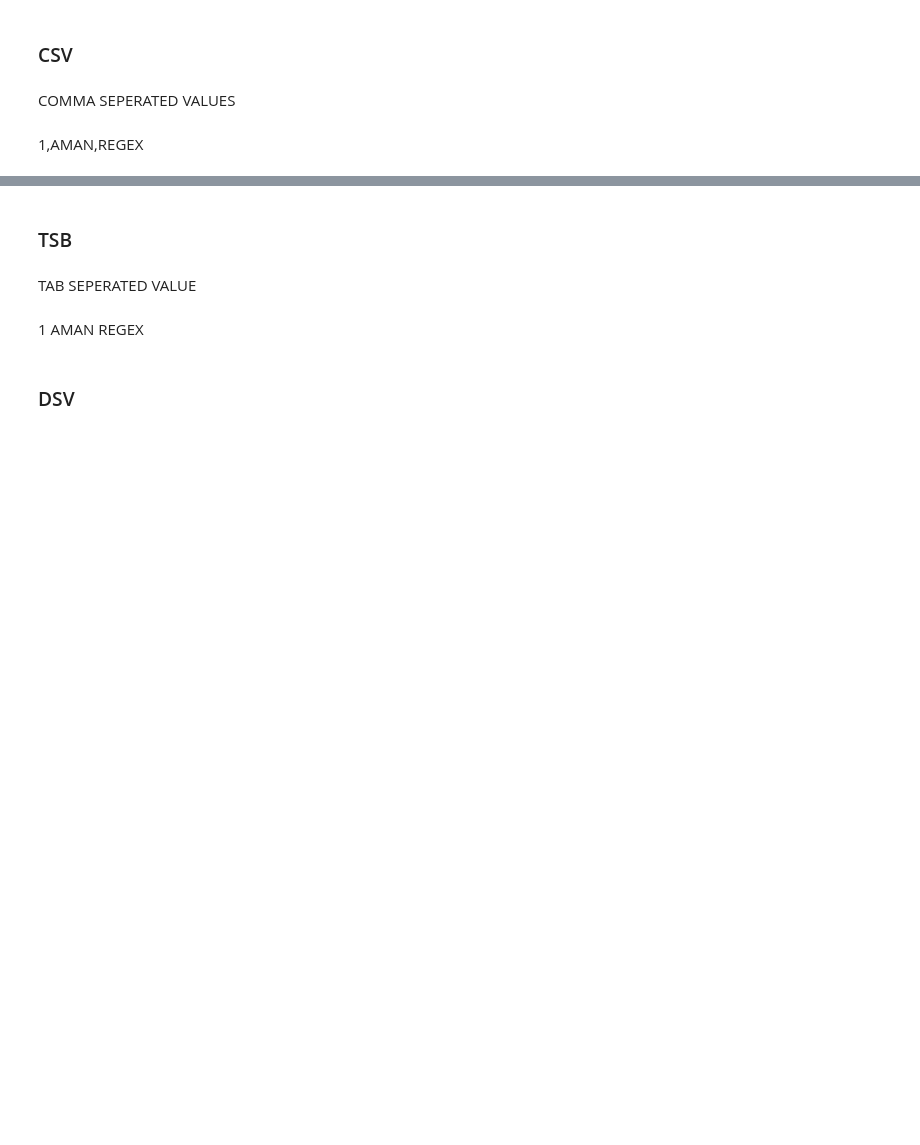
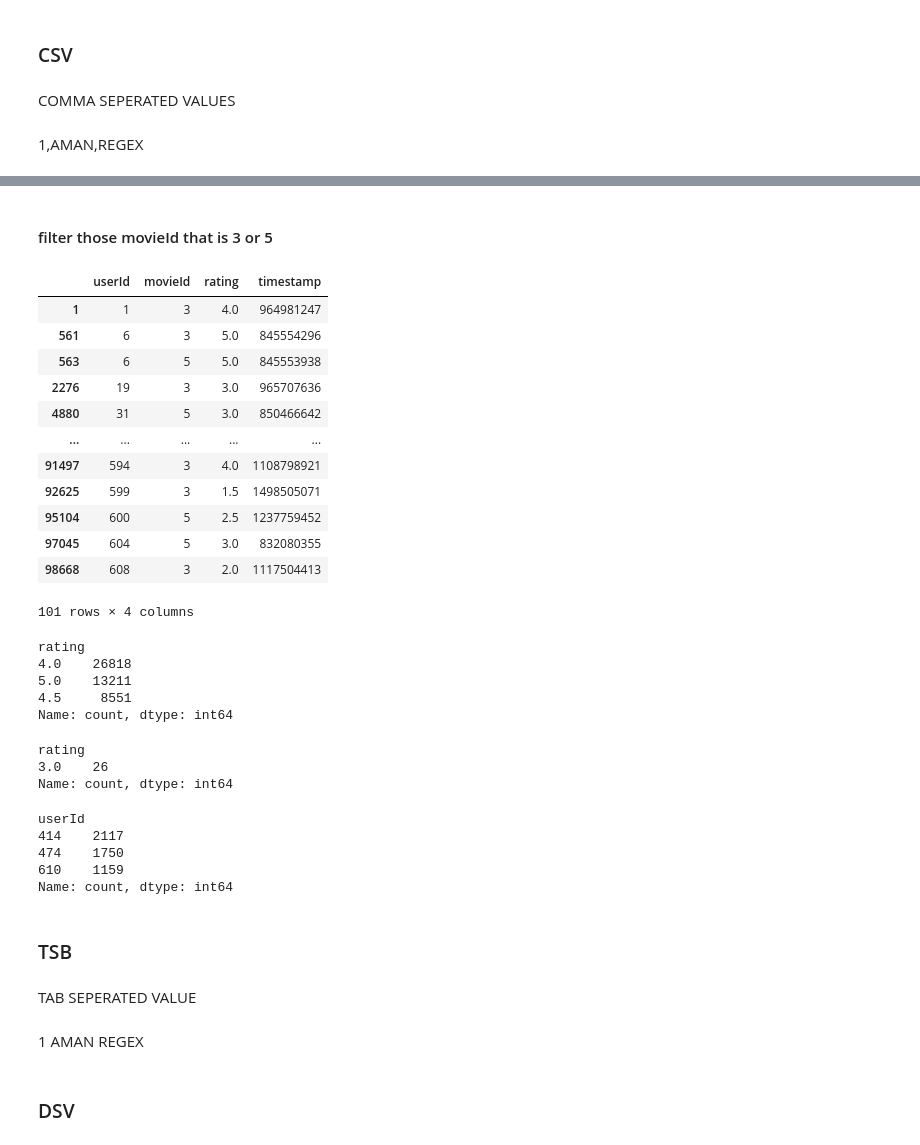
Before and after one commit to shankar-kumar-skj/REGEX, a Jupyter notebook: DAY_8/DAY_8.ipynb, the cells around one changed output, grey strips where cells are left out. Drawn from its saved outputs; the diff is of its cells as text; code cells hidden in the pictures; blank space fills up the shorter version.

```diff
--- a/DAY_8/DAY_8.ipynb
+++ b/DAY_8/DAY_8.ipynb
@@ -280,3 +330,47 @@ COMMA SEPERATED VALUES
+# %% [markdown]
+#### filter those movieId that is 3 or 5
+# %%
+ratinger[(ratinger["movieId"]==3) | (ratinger["movieId"]==5)]
+# rating[rating["movieId"].isin([3, 5])]
+# %% [output]
+|  | userId | movieId | rating | timestamp |
+| 1 | 1 | 3 | 4.0 | 964981247 |
+| 561 | 6 | 3 | 5.0 | 845554296 |
+| 563 | 6 | 5 | 5.0 | 845553938 |
+| 2276 | 19 | 3 | 3.0 | 965707636 |
+| 4880 | 31 | 5 | 3.0 | 850466642 |
+| ... | ... | ... | ... | ... |
+| 91497 | 594 | 3 | 4.0 | 1108798921 |
+| 92625 | 599 | 3 | 1.5 | 1498505071 |
+| 95104 | 600 | 5 | 2.5 | 1237759452 |
+| 97045 | 604 | 5 | 3.0 | 832080355 |
+| 98668 | 608 | 3 | 2.0 | 1117504413 |
+101 rows × 4 columns
+# %%
+movie_rating=ratinger[ratinger["rating"]>=4]
+movie_rating["rating"].value_counts()
+# %% [output]
+rating
+4.0    26818
+5.0    13211
+4.5     8551
+Name: count, dtype: int64
+# %%
+count_1_rating_3=ratinger[(ratinger["userId"]==1) & (ratinger["rating"]==3) ]
+print(count_1_rating_3["rating"].value_counts())
+# %% [output]
+rating
+3.0    26
+Name: count, dtype: int64
+# %%
+count_1_rating_3=ratinger[ratinger["rating"]>=3]
+print(count_1_rating_3["userId"].value_counts().sort_values(ascending=False).head(3))
+# %% [output]
+userId
+414    2117
+474    1750
+610    1159
+Name: count, dtype: int64
 # %% [markdown]
 ### TSB
 # %% [markdown]
```
Also changed, not shown: parts of 12 cells of this notebook, 6 other files.
